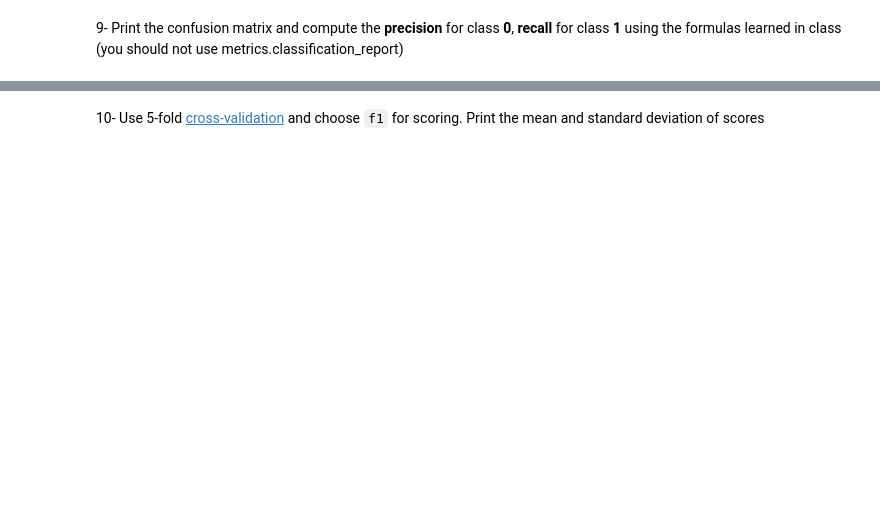
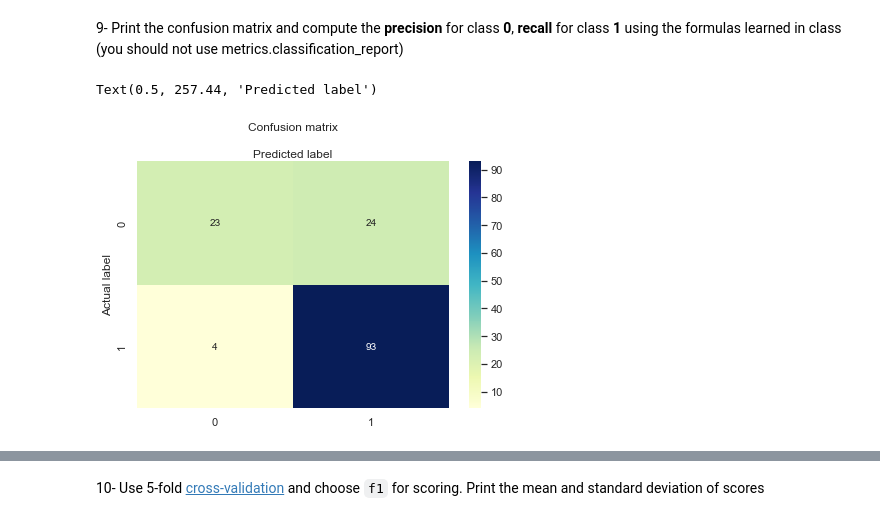
Before and after one commit to lagentcooper/Machine-Learning-Labs, a Jupyter notebook: lab4/RegressionLogistic Lab.ipynb, the cells around one changed output, grey strips where cells are left out. Drawn from its saved outputs; the diff is of its cells as text; code cells hidden in the pictures; blank space fills up the shorter version.

```diff
--- a/lab4/RegressionLogistic Lab.ipynb
+++ b/lab4/RegressionLogistic Lab.ipynb
@@ -178,0 +276,4 @@ print (X.columns)
+# %%
+y = df["Loan_Status"]
+X = df.drop('Loan_Status', axis=1)
+print (X.columns)
@@ -185,0 +288,6 @@ print ("test shape", # your code here)
+# %%
+from sklearn.model_selection import train_test_split
+X_train, X_test, y_train, y_test = train_test_split(X, y, test_size=0.3, random_state=123)
+
+print ("train shape", X_train.shape, y_train.shape)
+print ("test shape", X_train.shape, y_train.shape)
@@ -194,0 +299,20 @@ print ('test accuracy =', # your code here)
+# %%
+from sklearn.linear_model import LogisticRegression
+import matplotlib.pyplot as plt
+%matplotlib inline
+
+regressor = LogisticRegression()
+regressor.fit(X_train, y_train)
+
+print("Regressor intercept : ",regressor.intercept_)
+print("Regressor coef :",regressor.coef_)
+
+y_pred = regressor.predict(X_test)
+df_pred = pd.DataFrame({'Actual': y_test, 'Predicted': y_pred})
+print(df_pred)
+
+from sklearn import metrics
+
+print("Accuracy:",metrics.accuracy_score(y_test, y_pred))
+print("Precision:",metrics.precision_score(y_test, y_pred))
+print("Recall:",metrics.recall_score(y_test, y_pred))
@@ -199,3 +339,20 @@ print ('test accuracy =', # your code here)
+# %%
+cnf_matrix = metrics.confusion_matrix(y_test, y_pred)
+class_names=[0,1] # name  of classes
+fig, ax = plt.subplots()
+tick_marks = np.arange(len(class_names))
+plt.xticks(tick_marks, class_names)
+plt.yticks(tick_marks, class_names)
+# create heatmap
+sns.heatmap(pd.DataFrame(cnf_matrix), annot=True, cmap="YlGnBu" ,fmt='g')
+ax.xaxis.set_label_position("top")
+plt.tight_layout()
+plt.title('Confusion matrix', y=1.1)
+plt.ylabel('Actual label')
+plt.xlabel('Predicted label')
+# %% [output]
+Text(0.5, 257.44, 'Predicted label')
+[figure, added]
 # %%
 precision_0 = # your code here
 recall_1 = # your code here
```
Also changed, not shown: parts of 39 cells of this notebook.
